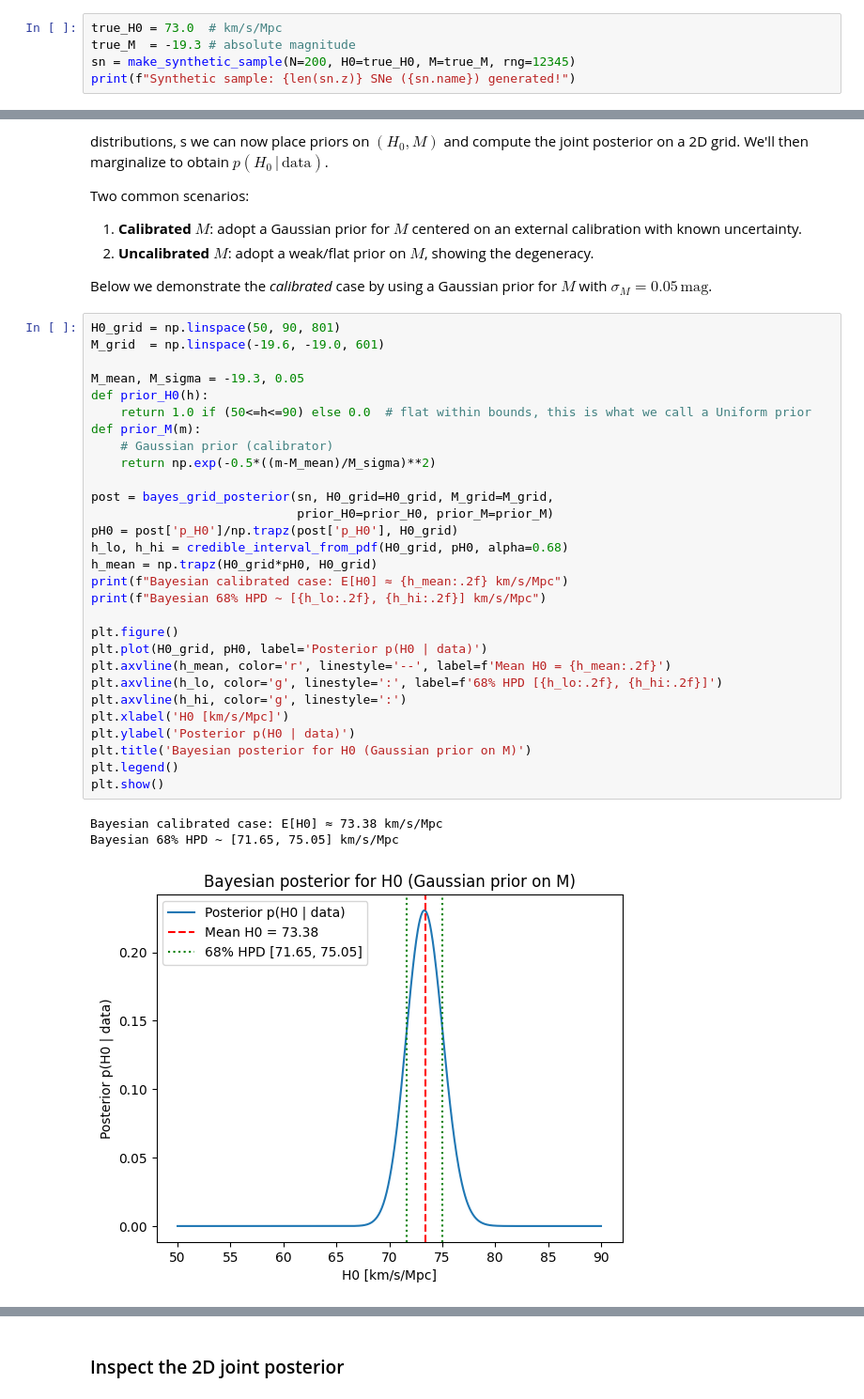
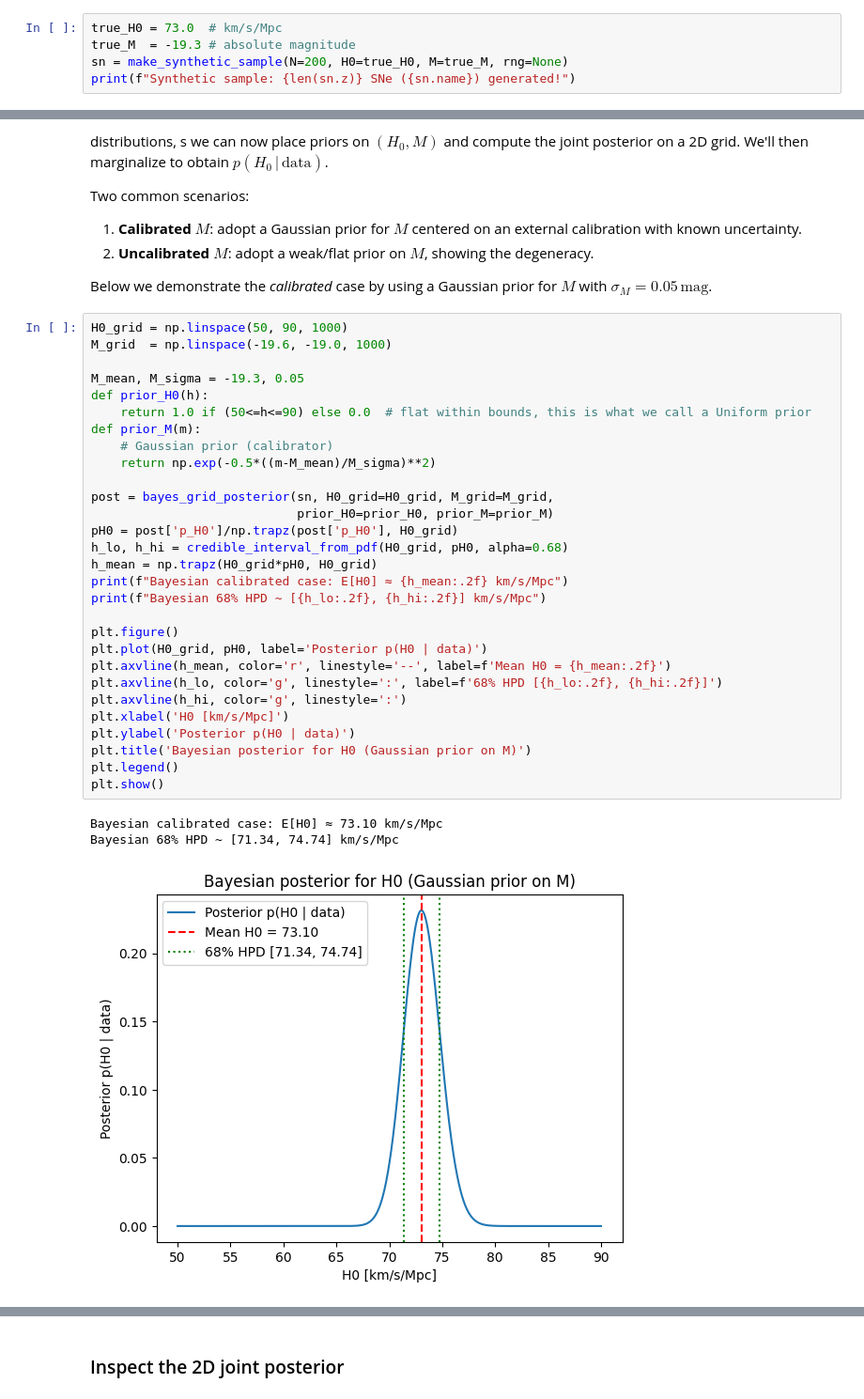
Before and after one commit to mainicolas/Stats4Cosmology, a Jupyter notebook: tutorials/BasicCosmoStats_on_H0.ipynb, the cells around one changed output, grey strips where cells are left out. Shown: that part at 94% size. Drawn from its saved outputs; the diff is of its cells as text.

```diff
--- a/tutorials/BasicCosmoStats_on_H0.ipynb
+++ b/tutorials/BasicCosmoStats_on_H0.ipynb
@@ -172,7 +172,7 @@ To keep the notebook self-contained, we'll create a mock dataset with a true $H_
 # %%
 true_H0 = 73.0  # km/s/Mpc
 true_M  = -19.3 # absolute magnitude
-sn = make_synthetic_sample(N=200, H0=true_H0, M=true_M, rng=12345)
+sn = make_synthetic_sample(N=200, H0=true_H0, M=true_M, rng=None)
 print(f"Synthetic sample: {len(sn.z)} SNe ({sn.name}) generated!")
 # %% [output]
 Synthetic sample: 200 SNe (synthetic) generated!
@@ -402,35 +457,35 @@ Two common scenarios:
 
 Below we demonstrate the *calibrated* case by using a Gaussian prior for $M$ with $\sigma_M=0.05\,\mathrm{mag}$.
 # %%
-H0_grid = np.linspace(50, 90, 801)
-M_grid  = np.linspace(-19.6, -19.0, 601)
+H0_grid = np.linspace(50, 90, 1000)
+M_grid  = np.linspace(-19.6, -19.0, 1000)
 
 M_mean, M_sigma = -19.3, 0.05
 def prior_H0(h):
     return 1.0 if (50<=h<=90) else 0.0  # flat within bounds, this is what we call a Uniform prior
 def prior_M(m):
     # Gaussian prior (calibrator)
     return np.exp(-0.5*((m-M_mean)/M_sigma)**2)
 
 post = bayes_grid_posterior(sn, H0_grid=H0_grid, M_grid=M_grid,
                             prior_H0=prior_H0, prior_M=prior_M)
 pH0 = post['p_H0']/np.trapz(post['p_H0'], H0_grid)
 h_lo, h_hi = credible_interval_from_pdf(H0_grid, pH0, alpha=0.68)
 h_mean = np.trapz(H0_grid*pH0, H0_grid)
 print(f"Bayesian calibrated case: E[H0] ≈ {h_mean:.2f} km/s/Mpc")
 print(f"Bayesian 68% HPD ~ [{h_lo:.2f}, {h_hi:.2f}] km/s/Mpc")
 
 plt.figure()
 plt.plot(H0_grid, pH0, label='Posterior p(H0 | data)')
 plt.axvline(h_mean, color='r', linestyle='--', label=f'Mean H0 = {h_mean:.2f}')
 plt.axvline(h_lo, color='g', linestyle=':', label=f'68% HPD [{h_lo:.2f}, {h_hi:.2f}]')
 plt.axvline(h_hi, color='g', linestyle=':')
 plt.xlabel('H0 [km/s/Mpc]')
 plt.ylabel('Posterior p(H0 | data)')
 plt.title('Bayesian posterior for H0 (Gaussian prior on M)')
 plt.legend()
 plt.show()
 # %% [output]
-Bayesian calibrated case: E[H0] ≈ 73.38 km/s/Mpc
-Bayesian 68% HPD ~ [71.65, 75.05] km/s/Mpc
+Bayesian calibrated case: E[H0] ≈ 73.10 km/s/Mpc
+Bayesian 68% HPD ~ [71.34, 74.74] km/s/Mpc
-[figure, old version]
+[figure, new version]
```
Also changed, not shown: parts of 11 cells of this notebook, 3 other files.
